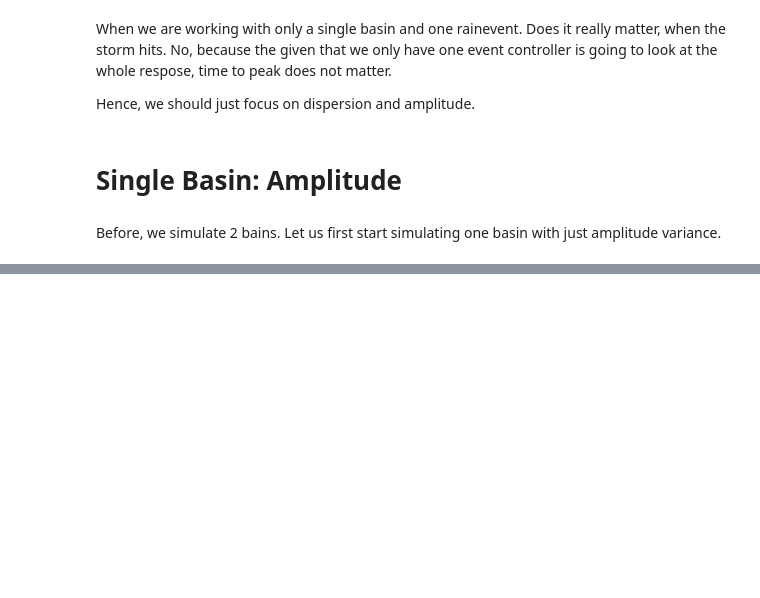
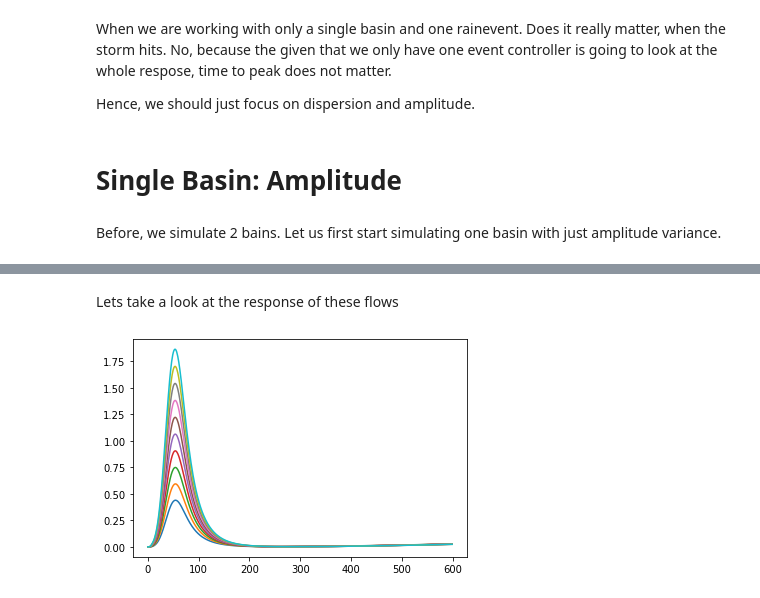
Before and after one commit to kLabUM/BaeOpt, a Jupyter notebook: scenarios/Uncertanity/BayesianOptimization-UQ.ipynb, the cells around one changed output, grey strips where cells are left out. Cells and saved outputs as stored; diff of their text form; code cells hidden in the pictures; blank space fills up the shorter version.

```diff
--- a/scenarios/Uncertanity/BayesianOptimization-UQ.ipynb
+++ b/scenarios/Uncertanity/BayesianOptimization-UQ.ipynb
@@ -106,7 +137,7 @@ def SynthNetwork1(actions, flows):
         # set the gate_position
         env._setValvePosition("1", actions)
 
-        env.sim._model.setNodeInflow("P1", flows["P1"][time])
+        env.sim._model.setNodeInflow("P1", flows[time])
         env.sim._model.setNodeInflow("P2", 0.0)
 
         # record_data
@@ -119,0 +161,8 @@ def SynthNetwork1(actions, flows):
+# %% [markdown]
+Lets take a look at the response of these flows
+# %%
+for i in amplitude:
+    outflow, _ = SynthNetwork1(1.0, flows_amp(i))
+    plt.plot(outflow)
+# %% [output]
+[figure, added]
```
Also changed, not shown: parts of 9 cells of this notebook, 2 other files.
